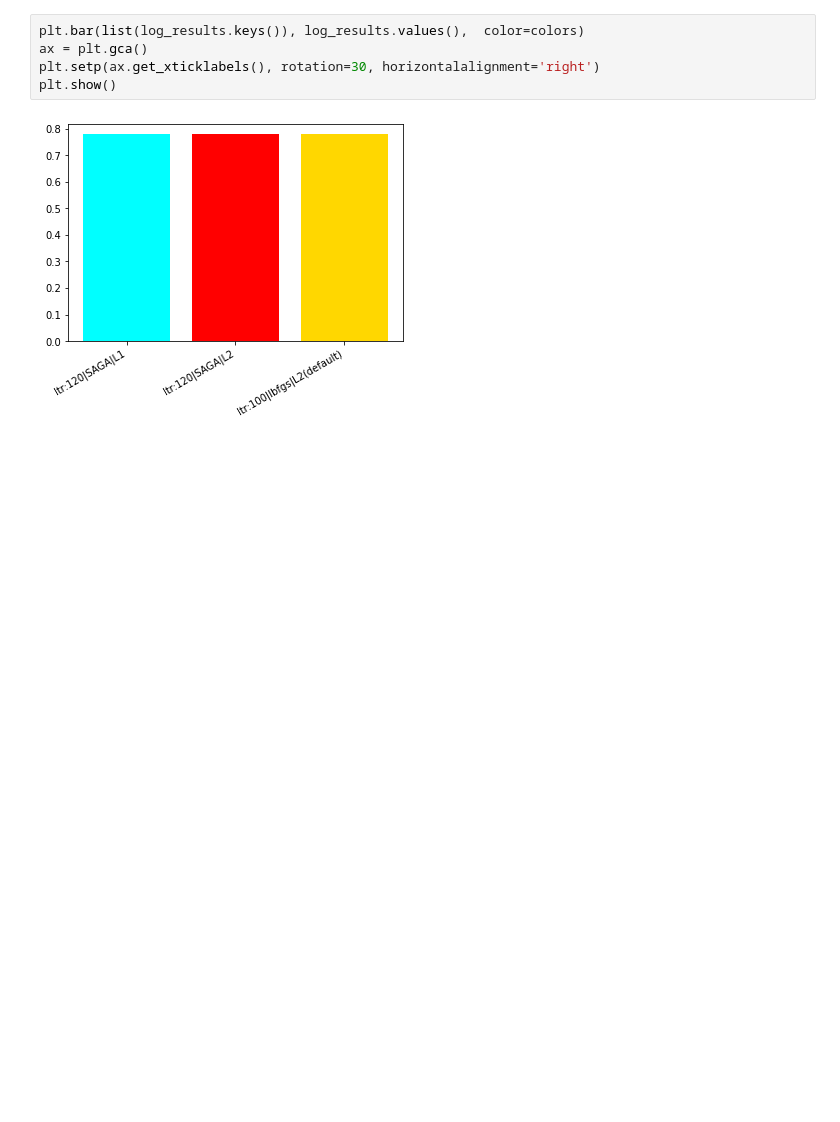
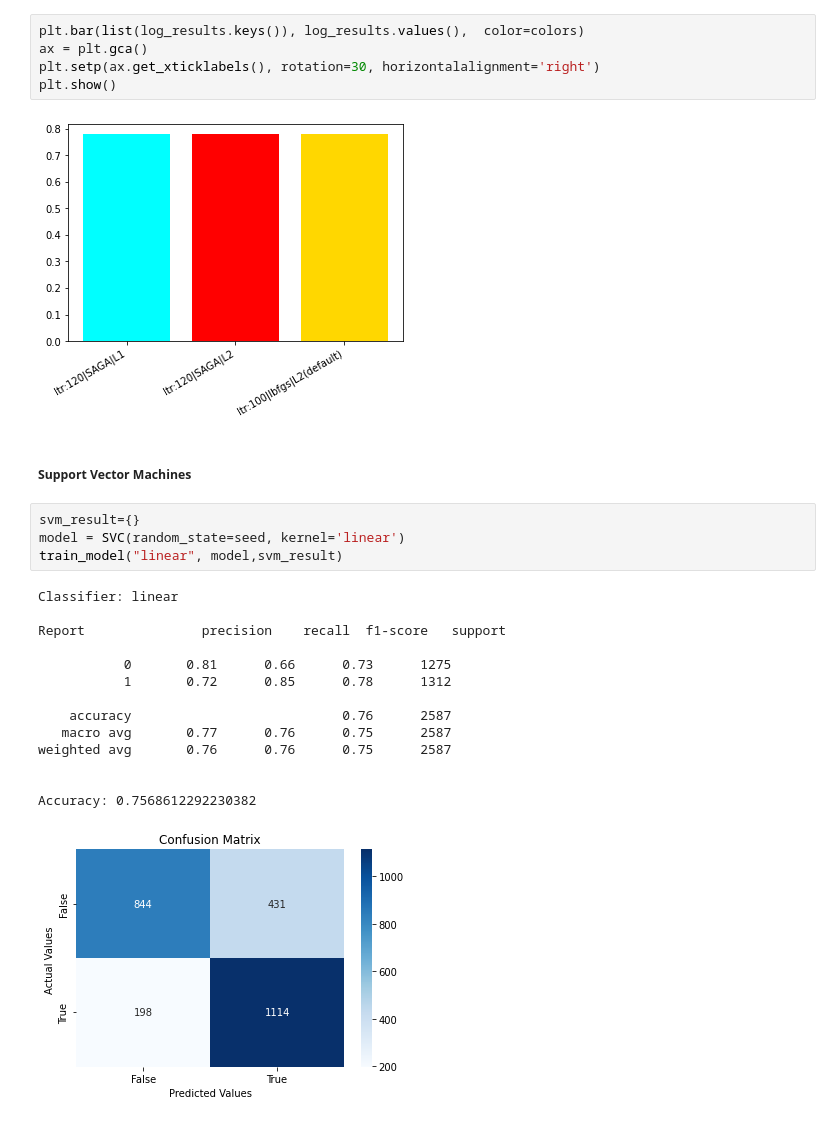
Before and after one commit to tejal04/Telco-Customer-Churn, a Jupyter notebook: Model_Customer_Churn_Prediction.ipynb, the cells around one changed output. Cells and saved outputs as stored; diff of their text form; blank space fills up the shorter version.

Commit message:
Updating models

```diff
--- a/Model_Customer_Churn_Prediction.ipynb
+++ b/Model_Customer_Churn_Prediction.ipynb
@@ -343,3 +343,24 @@ plt.setp(ax.get_xticklabels(), rotation=30, horizontalalignment='right')
 plt.show()
 # %% [output]
 [figure]
+# %% [markdown]
+##### Support Vector Machines
+# %%
+svm_result={}
+model = SVC(random_state=seed, kernel='linear')
+train_model("linear", model,svm_result)
+# %% [output]
+Classifier: linear
+
+Report               precision    recall  f1-score   support
+
+           0       0.81      0.66      0.73      1275
+           1       0.72      0.85      0.78      1312
+
+    accuracy                           0.76      2587
+   macro avg       0.77      0.76      0.75      2587
+weighted avg       0.76      0.76      0.75      2587
+
+
+Accuracy: 0.7568612292230382
+[figure, added]
```
Also changed, not shown: parts of 21 cells of this notebook.
